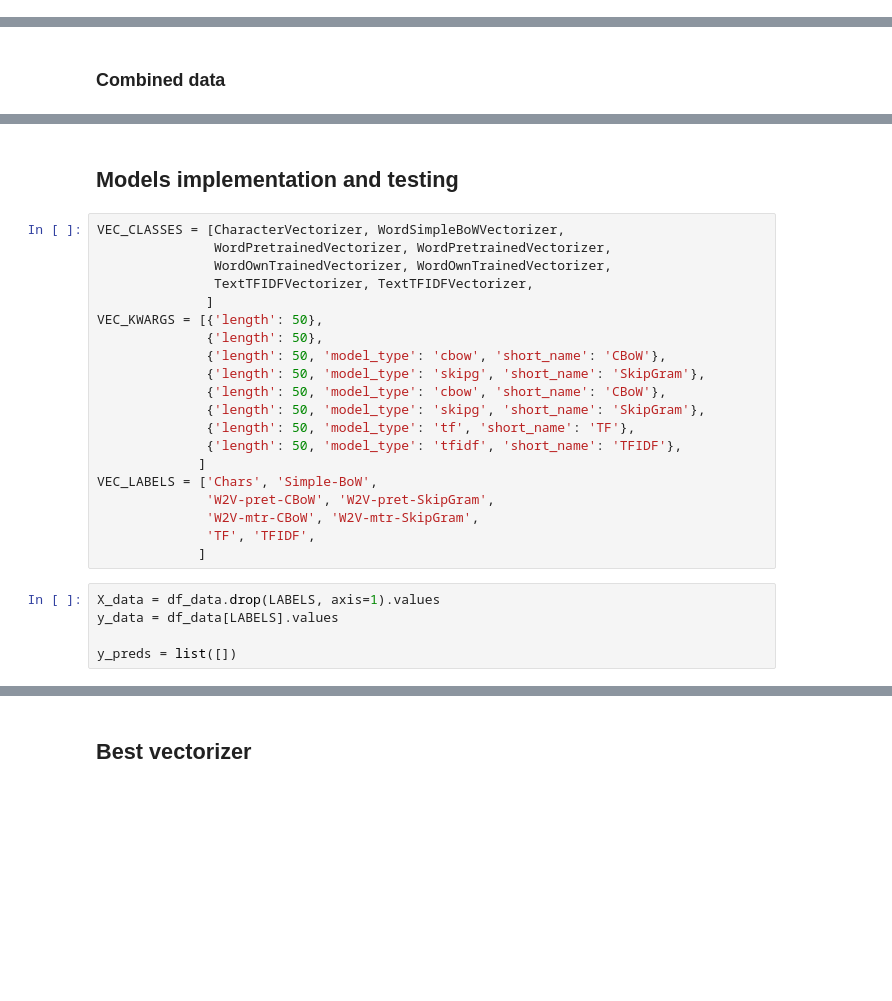
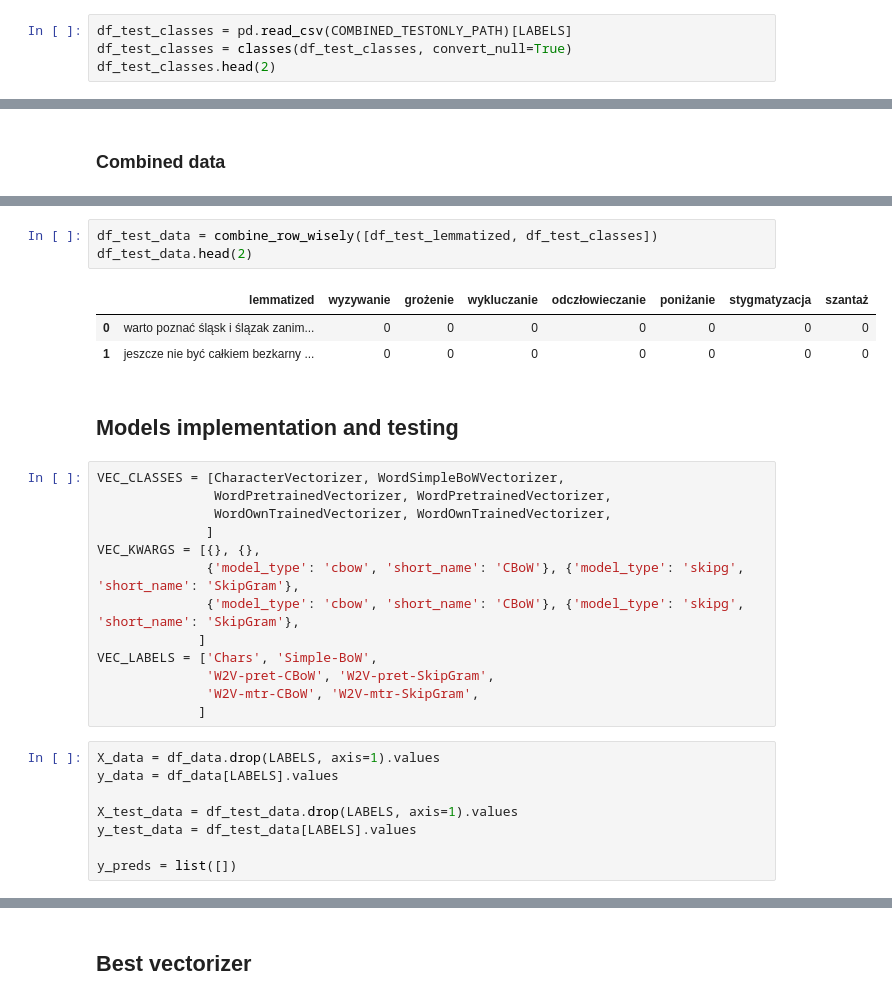
Before and after one commit to kaluzny1995/HSD2.0, a Jupyter notebook: 14a. SimpleMLCLassifierVectorizers (I).ipynb, the cells around one changed output, grey strips where cells are left out. Saved outputs shown, nothing was run; the diff lists cells and outputs as text; blank space fills up the shorter version.

```diff
--- a/14a. SimpleMLCLassifierVectorizers (I).ipynb
+++ b/14a. SimpleMLCLassifierVectorizers (I).ipynb
@@ -46,3 +47,7 @@ df_classes.head(2)
 |  | wyzywanie | grożenie | wykluczanie | odczłowieczanie | poniżanie | stygmatyzacja | szantaż |
 | 0 | 0 | 0 | 0 | 0 | 0 | 0 | 0 |
 | 1 | 0 | 0 | 0 | 0 | 0 | 0 | 0 |
+# %%
+df_test_classes = pd.read_csv(COMBINED_TESTONLY_PATH)[LABELS]
+df_test_classes = classes(df_test_classes, convert_null=True)
+df_test_classes.head(2)
@@ -68,28 +90,31 @@ df_data.head(2)
+# %%
+df_test_data = combine_row_wisely([df_test_lemmatized, df_test_classes])
+df_test_data.head(2)
+# %% [output]
+|  | lemmatized | wyzywanie | grożenie | wykluczanie | odczłowieczanie | poniżanie | stygmatyzacja | szantaż |
+| 0 | warto poznać śląsk i ślązak zanim... | 0 | 0 | 0 | 0 | 0 | 0 | 0 |
+| 1 | jeszcze nie być całkiem bezkarny ... | 0 | 0 | 0 | 0 | 0 | 0 | 0 |
 # %% [markdown]
 ## Models implementation and testing
 # %%
 VEC_CLASSES = [CharacterVectorizer, WordSimpleBoWVectorizer,
                WordPretrainedVectorizer, WordPretrainedVectorizer,
                WordOwnTrainedVectorizer, WordOwnTrainedVectorizer,
-               TextTFIDFVectorizer, TextTFIDFVectorizer,
               ]
-VEC_KWARGS = [{'length': 50},
-              {'length': 50},
-              {'length': 50, 'model_type': 'cbow', 'short_name': 'CBoW'},
-              {'length': 50, 'model_type': 'skipg', 'short_name': 'SkipGram'},
-              {'length': 50, 'model_type': 'cbow', 'short_name': 'CBoW'},
-              {'length': 50, 'model_type': 'skipg', 'short_name': 'SkipGram'},
-              {'length': 50, 'model_type': 'tf', 'short_name': 'TF'},
-              {'length': 50, 'model_type': 'tfidf', 'short_name': 'TFIDF'},
+VEC_KWARGS = [{}, {},
+              {'model_type': 'cbow', 'short_name': 'CBoW'}, {'model_type': 'skipg', 'short_name': 'SkipGram'},
+              {'model_type': 'cbow', 'short_name': 'CBoW'}, {'model_type': 'skipg', 'short_name': 'SkipGram'},
              ]
 VEC_LABELS = ['Chars', 'Simple-BoW',
               'W2V-pret-CBoW', 'W2V-pret-SkipGram',
               'W2V-mtr-CBoW', 'W2V-mtr-SkipGram',
-              'TF', 'TFIDF',
              ]
 # %%
 X_data = df_data.drop(LABELS, axis=1).values
 y_data = df_data[LABELS].values
 
+X_test_data = df_test_data.drop(LABELS, axis=1).values
+y_test_data = df_test_data[LABELS].values
+
 y_preds = list([])
 # %%
```
Also changed, not shown: parts of 22 cells of this notebook, 26 other files.
